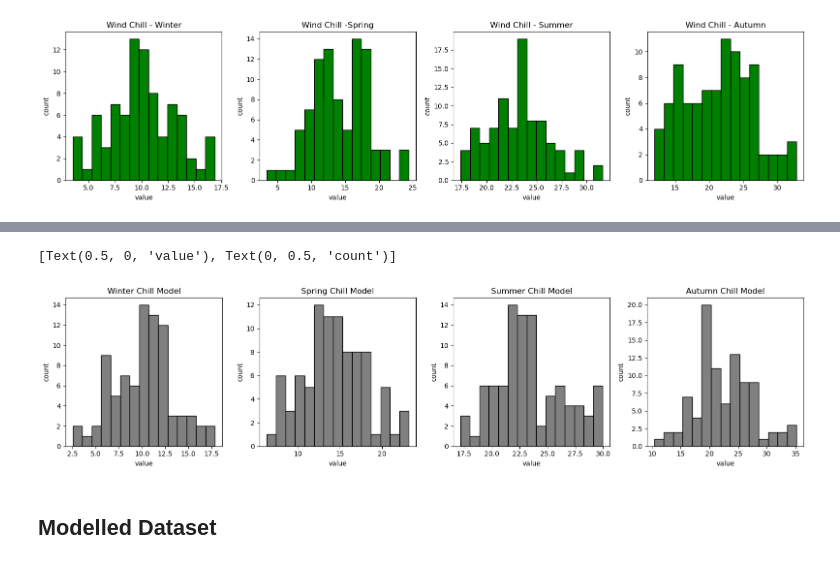
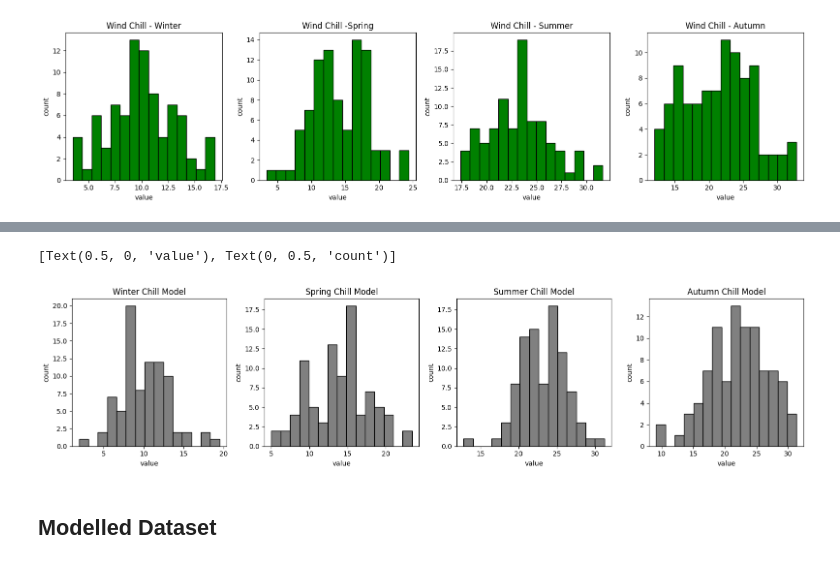
Before and after one commit to humphs078/ProgrammingforDataAnalysisAssignment_1, a Jupyter notebook: submission_notebook.ipynb, the cells around one changed output, grey strips where cells are left out. Cells and saved outputs as stored; diff of their text form; code cells hidden in the pictures.

```diff
--- a/submission_notebook.ipynb
+++ b/submission_notebook.ipynb
@@ -749,26 +758,38 @@ autumn_normal_chill = np.random.normal(autumn.describe()['chill_celsius']['mean'
+# %%
+from scipy.stats import norm
+from scipy.stats import logistic
+from scipy.stats import genextreme
+
+# seeding so the data doesn't change on run of code
+np.random.seed(seed=233423)
+
+winter_chill_model = norm.rvs(10.05595238095238, 3.1464019961762597, size = winter_rows)
+spring_chill_model = weibull_min.rvs(3.5757587599850313, 1.059060939068513, 14.631938440937914, size = spring_rows)
+summer_chill_model = logistic.rvs(23.150621106400116, 1.7432552219796873, size = summer_rows)
+autumn_chill_model = genextreme.rvs(0.26935763218112546, 19.54692673249385, 4.842580970620443, size = autumn_rows)
 # %%
 # seeding so the random numbers generated don't change when code is run, for demonstrative purposes
 seed = np.random.seed(4)
 
 plt.rcParams["figure.figsize"] = [16, 4]
 plt.rcParams["figure.autolayout"] = True
 
 fig, axis = plt.subplots(1, 4)
-axis[0].hist(winter_normal_chill, color = 'grey', edgecolor = 'black', bins=15)
+axis[0].hist(winter_chill_model, color = 'grey', edgecolor = 'black', bins=15)
 axis[0].set_title("Winter Chill Model")
 axis[0].set(xlabel='value', ylabel='count')
-axis[1].hist(spring_normal_chill, color = 'grey', edgecolor = 'black', bins=15)
+axis[1].hist(spring_chill_model, color = 'grey', edgecolor = 'black', bins=15)
 axis[1].set_title("Spring Chill Model")
 axis[1].set(xlabel='value', ylabel='count')
-axis[2].hist(summer_normal_chill, color = 'grey', edgecolor = 'black', bins=15)
+axis[2].hist(summer_chill_model, color = 'grey', edgecolor = 'black', bins=15)
 axis[2].set_title("Summer Chill Model")
 axis[2].set(xlabel='value', ylabel='count')
-axis[3].hist(autumn_normal_chill, color = 'grey', edgecolor = 'black', bins=15)
+axis[3].hist(autumn_chill_model, color = 'grey', edgecolor = 'black', bins=15)
 axis[3].set_title("Autumn Chill Model")
 axis[3].set(xlabel='value', ylabel='count')
 # %% [output]
 [Text(0.5, 0, 'value'), Text(0, 0.5, 'count')]
-[figure, old version]
+[figure, new version]
 # %% [markdown]
 ## Modelled Dataset <a id="modelled-dataset"></a>
 # %% [markdown]
```
Also changed, not shown: parts of 53 cells of this notebook.
